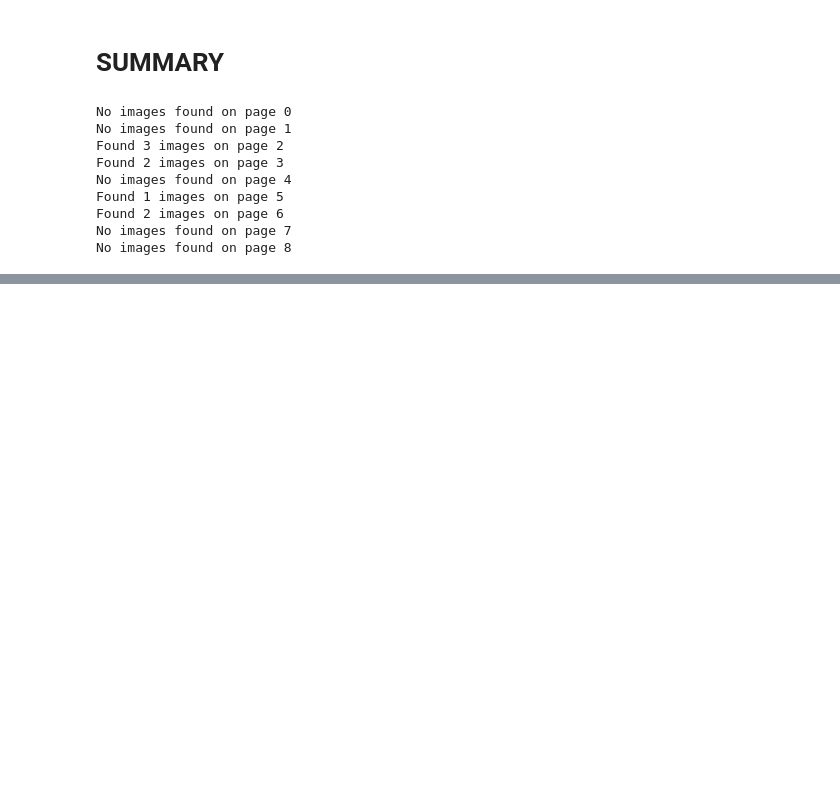
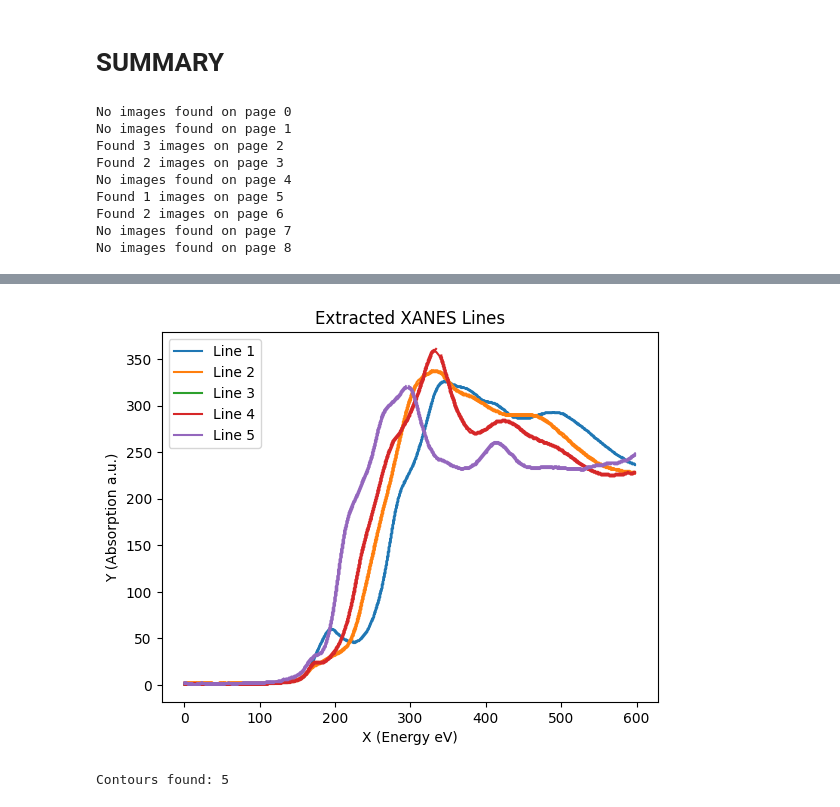
Before and after one commit to Lungelodlm/chemeng, a Jupyter notebook: Summary.ipynb, the cells around one changed output, grey strips where cells are left out. Drawn from its saved outputs; the diff is of its cells as text; code cells hidden in the pictures; blank space fills up the shorter version.

```diff
--- a/Summary.ipynb
+++ b/Summary.ipynb
@@ -79 +78,52 @@ plt.show()
+# %%
+import cv2
+import numpy as np
+import pandas as pd
+import matplotlib.pyplot as plt
+
+# Assuming 'blurred_img' is the preprocessed image
+# Find contours of the lines
+contours, _ = cv2.findContours(blurred_img, cv2.RETR_EXTERNAL, cv2.CHAIN_APPROX_SIMPLE)
+
+# Create lists to store the x and y coordinates of each line
+lines_data = {}
+
+# Loop through contours to extract data points for each line
+for i, contour in enumerate(contours):
+    # Get the contour's points and flatten to a 2D array
+    contour_points = contour.squeeze()
+    # Separate x and y coordinates
+    x_coords = contour_points[:, 0]
+    y_coords = contour_points[:, 1]
+
+    # Normalize or flip y-coordinates to match your required format (increasing energy)
+    y_coords = max(y_coords) - y_coords
+
+    # Store the line's data points
+    lines_data[f'line_{i+1}'] = {'x': x_coords, 'y': y_coords}
+
+    # Optionally, plot each line
+    plt.plot(x_coords, y_coords, label=f'Line {i+1}')
+
+# Show the lines on a plot
+plt.xlabel('X (Energy eV)')
+plt.ylabel('Y (Absorption a.u.)')
+plt.title('Extracted XANES Lines')
+plt.legend()
+plt.show()
+
+# Convert the extracted data to pandas DataFrames
+dataframes = {}
+for line_name, data in lines_data.items():
+    dataframes[line_name] = pd.DataFrame({'x': data['x'], 'y': data['y']})
+
+print("Contours found: " + str(len(contours)))
+# Blue-MnO2  -Line1
+# Red -Mn3O4 -Line4
+# Purple-MnO -Line5
+# Orange-Mn2O3-Line2
+#
+# %% [output]
+[figure, added]
+Contours found: 5
 # %%
```
Also changed, not shown: parts of 5 cells of this notebook.
